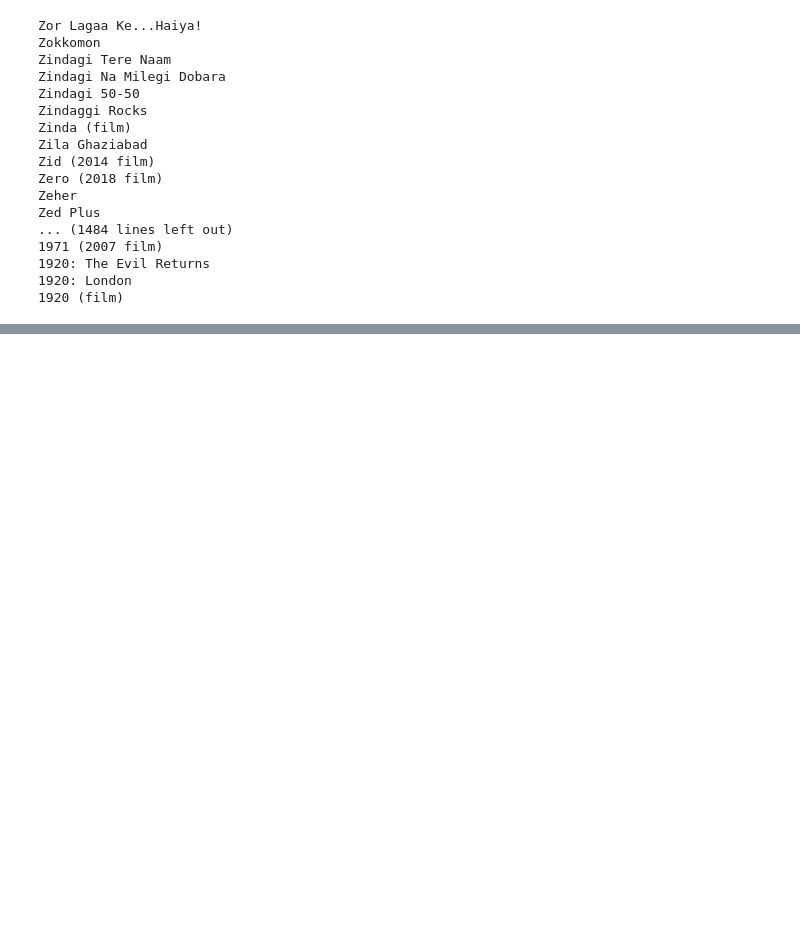
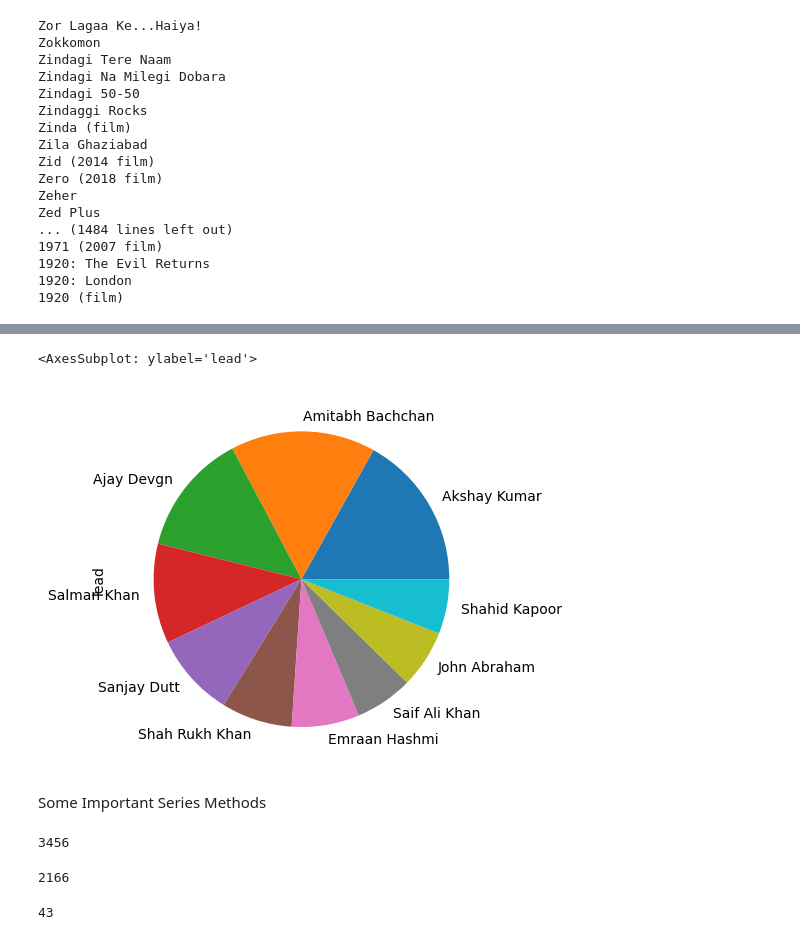
Before and after one commit to ShashiDivs/CampusX, a Jupyter notebook: pandasSeries.ipynb, the cells around one changed output, grey strips where cells are left out. Saved outputs shown, nothing was run; the diff lists cells and outputs as text; code cells hidden in the pictures; blank space fills up the shorter version.

```diff
--- a/pandasSeries.ipynb
+++ b/pandasSeries.ipynb
@@ -636,0 +708,25 @@ Zed Plus
+# %%
+movies.value_counts().head(10).plot(kind='pie')
+# %% [output]
+<AxesSubplot: ylabel='lead'>
+[figure, added]
+# %% [markdown]
+Some Important Series Methods
+# %%
+#astype
+
+import sys
+
+sys.getsizeof(vk)
+# %% [output]
+3456
+# %%
+sys.getsizeof(vk.astype('int16'))
+# %% [output]
+2166
+# %%
+# between
+
+vk[vk.between(51,99)].size
+# %% [output]
+43
```
Also changed, not shown: parts of 17 cells of this notebook, 5 other files.
